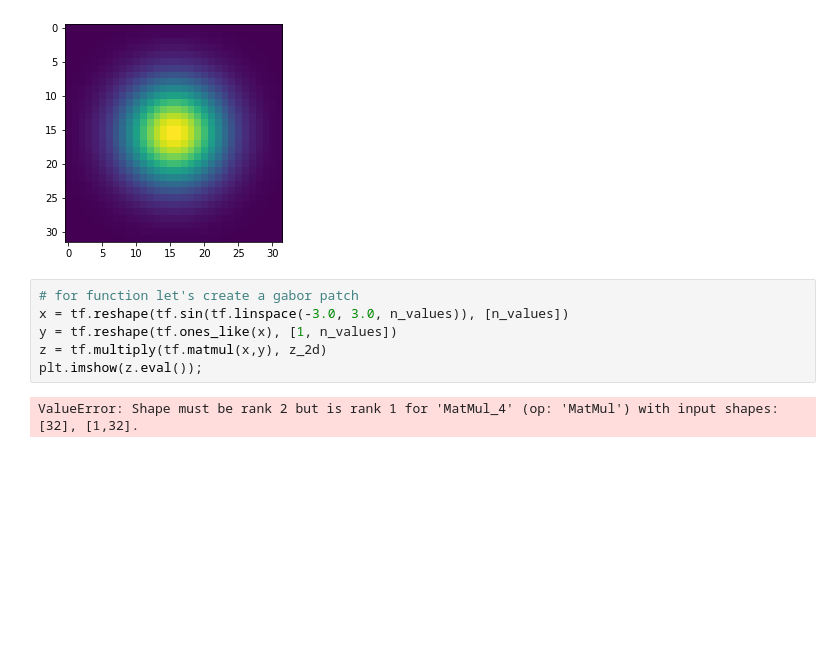
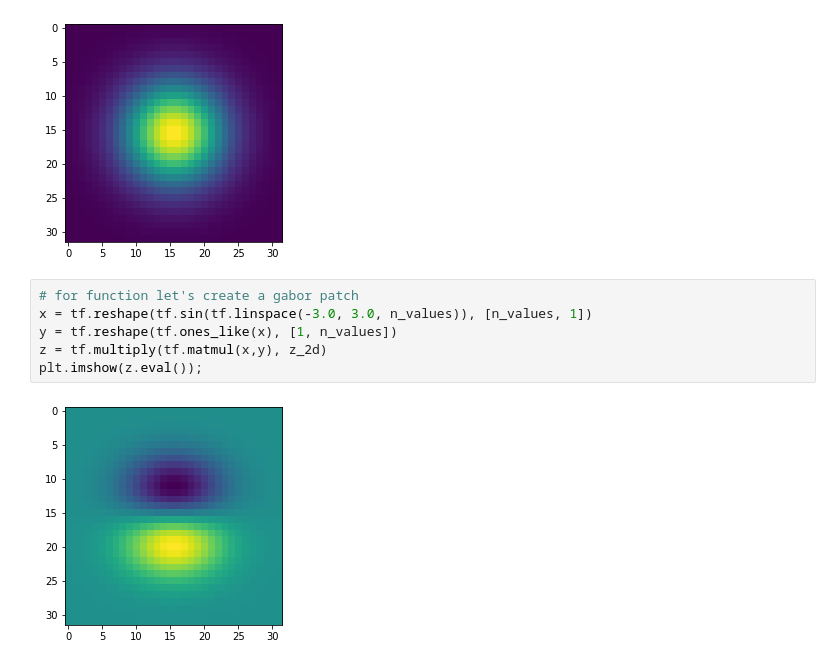
Before and after one commit to NilSagor/AV_ml_practice, a Jupyter notebook: ten_p/pkmital/Untitled.ipynb, the cells around one changed output. Cells and saved outputs as stored; diff of their text form; blank space fills up the shorter version.

```diff
--- a/ten_p/pkmital/Untitled.ipynb
+++ b/ten_p/pkmital/Untitled.ipynb
@@ -93,9 +93,9 @@ plt.imshow(z_2d.eval())
 [figure]
 # %%
 # for function let's create a gabor patch
-x = tf.reshape(tf.sin(tf.linspace(-3.0, 3.0, n_values)), [n_values])
+x = tf.reshape(tf.sin(tf.linspace(-3.0, 3.0, n_values)), [n_values, 1])
 y = tf.reshape(tf.ones_like(x), [1, n_values])
 z = tf.multiply(tf.matmul(x,y), z_2d)
 plt.imshow(z.eval());
 # %% [output]
-ValueError: Shape must be rank 2 but is rank 1 for 'MatMul_4' (op: 'MatMul') with input shapes: [32], [1,32].
+[figure, added]
```
Also changed, not shown: parts of 4 cells of this notebook.
